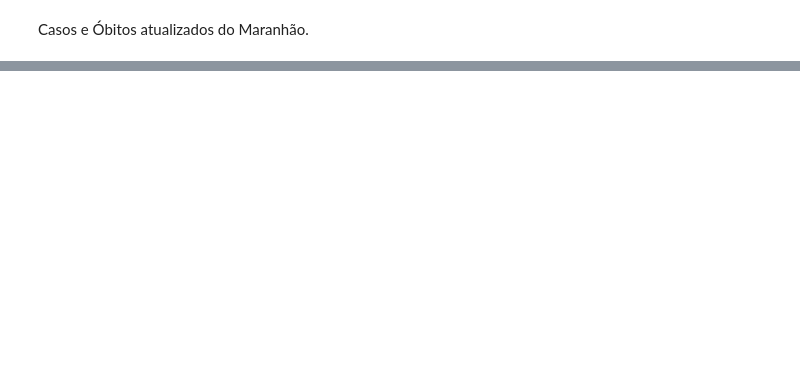
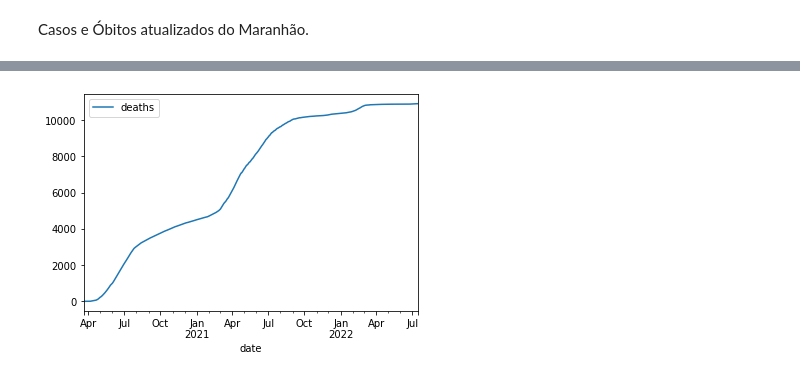
Before and after one commit to jamescp/python, a Jupyter notebook: AnaliseCovid.ipynb, the cells around one changed output, grey strips where cells are left out. Saved outputs shown, nothing was run; the diff lists cells and outputs as text; code cells hidden in the pictures; blank space fills up the shorter version.

```diff
--- a/AnaliseCovid.ipynb
+++ b/AnaliseCovid.ipynb
@@ -65,0 +115,4 @@ CasosMes = pd.DataFrame(df_MA.groupby(df_MA['date'].dt.strftime('%b/%Y'))['newCa
+# %%
+dadosMA.plot(x='date', y='deaths');
+# %% [output]
+[figure, added]
```
Also changed, not shown: parts of 16 cells of this notebook.
